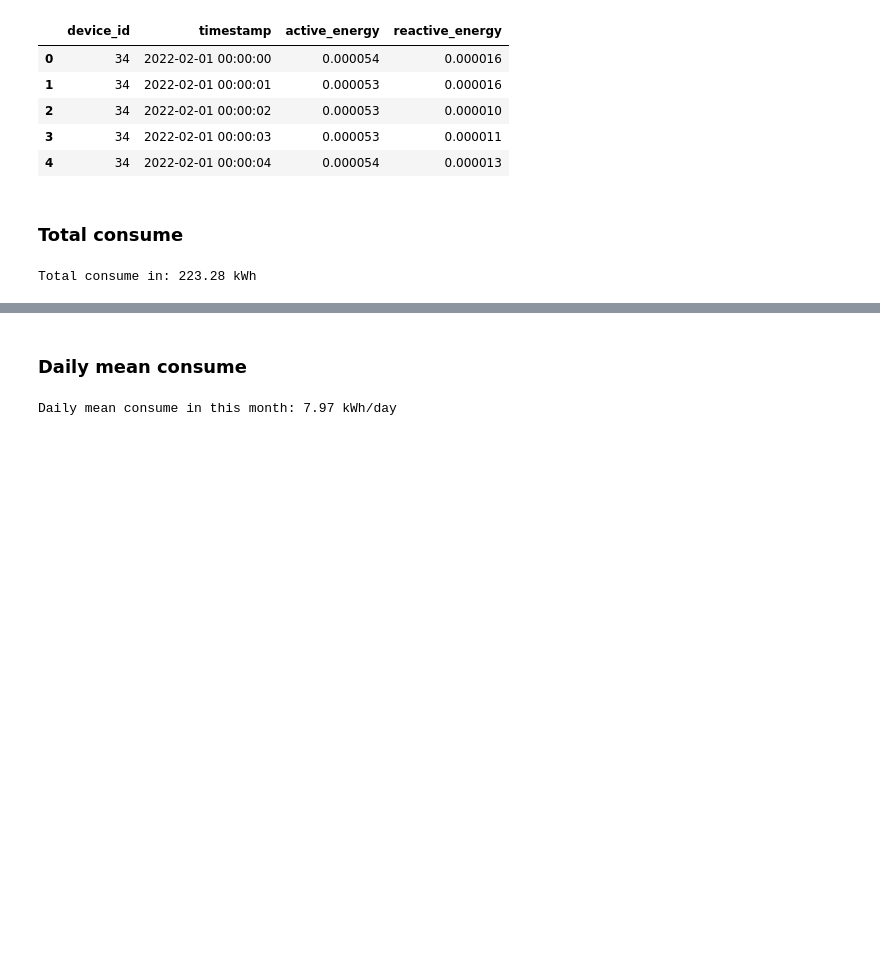
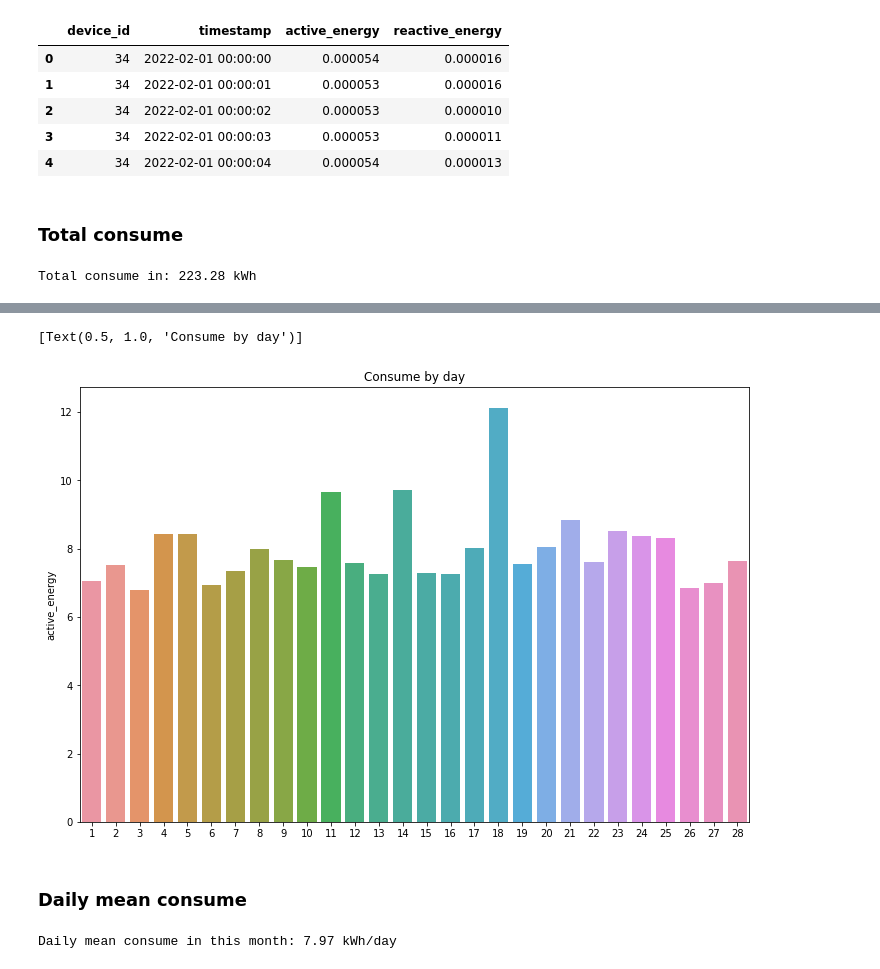
Before and after one commit to Jsanchez759/Data-Science---Projects, a Jupyter notebook: Exploratory_Data_Analysis/Energy_Consume_Analysis.ipynb, the cells around one changed output, grey strips where cells are left out. Drawn from its saved outputs; the diff is of its cells as text; code cells hidden in the pictures; blank space fills up the shorter version.

```diff
--- a/Exploratory_Data_Analysis/Energy_Consume_Analysis.ipynb
+++ b/Exploratory_Data_Analysis/Energy_Consume_Analysis.ipynb
@@ -47,3 +31,9 @@ fig.show()
+# %%
+plt.figure(figsize=(12,8))
+sns.barplot(data=df_epd, x=np.arange(1, len(df_epd) + 1), y=df_epd.active_energy).set(title='Consume by day')
+# %% [output]
+[Text(0.5, 1.0, 'Consume by day')]
+[figure, added]
 # %% [markdown]
 ### Daily mean consume
 # %%
```
Also changed, not shown: parts of 14 cells of this notebook.
